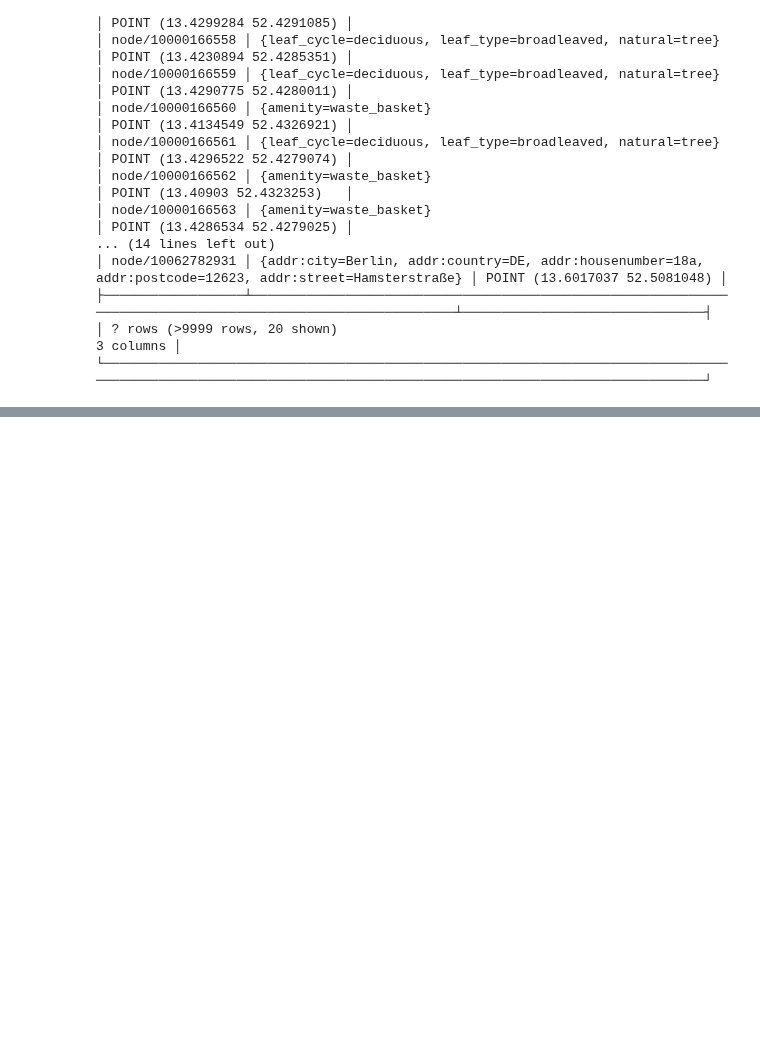
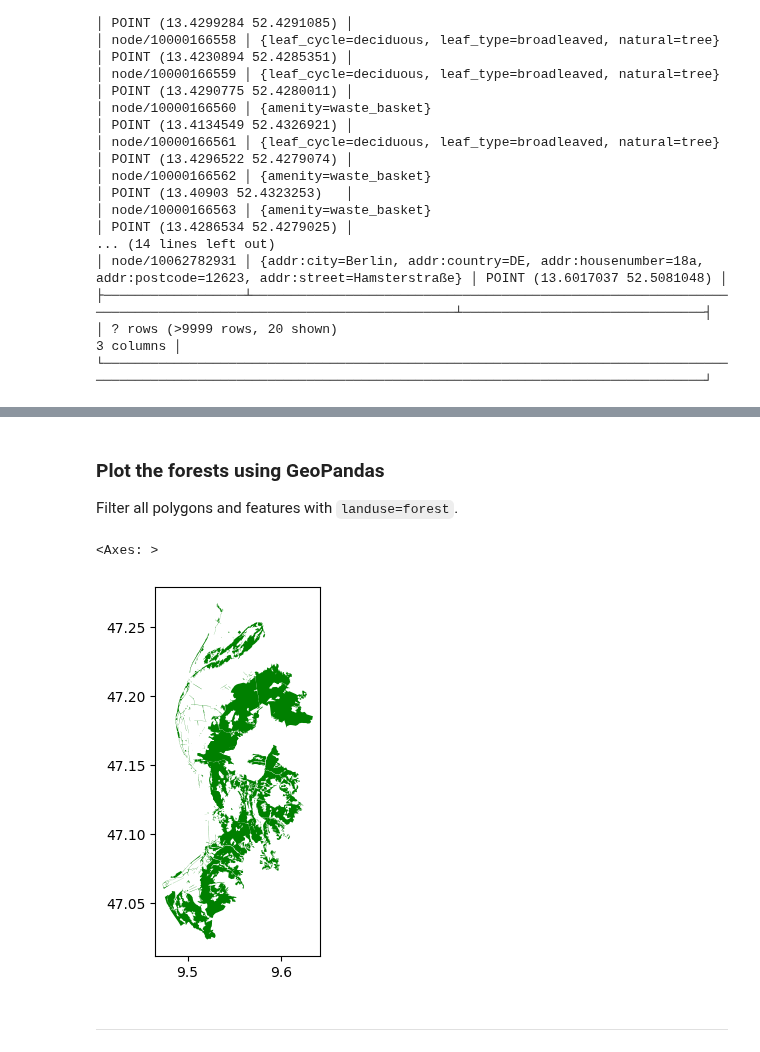
Before and after one commit to dimuzzo/testing-project, a Jupyter notebook: QuackOSM/test_number1.ipynb, the cells around one changed output, grey strips where cells are left out. Drawn from its saved outputs; the diff is of its cells as text; code cells hidden in the pictures; blank space fills up the shorter version.

```diff
--- a/QuackOSM/test_number1.ipynb
+++ b/QuackOSM/test_number1.ipynb
@@ -86,0 +276,12 @@ duckdb.read_parquet(str(gpq_path)).order("feature_id")
+# %%
+liechtenstein_pbf_url = "https://download.geofabrik.de/europe/liechtenstein-latest.osm.pbf"
+liechtenstein_pbf_file = "liechtenstein.osm.pbf"
+urllib.request.urlretrieve(liechtenstein_pbf_url, liechtenstein_pbf_file)
+
+# Here explode_tags is set to False explicitly,
+# but it would set automatically when not filtering the data
+reader = PbfFileReader(geometry_filter=None, tags_filter=None)
+liechtenstein_features_gpq = reader.convert_pbf_to_gpq(
+    liechtenstein_pbf_file, explode_tags=False
+)
+liechtenstein_features_gpq
@@ -86,0 +321,3 @@ duckdb.read_parquet(str(gpq_path)).order("feature_id")
+# %%
+features_gdf = reader.get_features_gdf(liechtenstein_pbf_file)
+features_gdf
@@ -86,0 +340,14 @@ duckdb.read_parquet(str(gpq_path)).order("feature_id")
+# %% [markdown]
+### Plot the forests using GeoPandas
+
+Filter all polygons and features with `landuse=forest`.
+# %%
+features_gdf[
+    features_gdf.geom_type.isin(("Polygon", "MultiPolygon"))
+    & features_gdf.tags.apply(lambda x: "landuse" in x and x["landuse"] == "forest")
+].plot(color="green")
+# %% [output]
+<Axes: >
+[figure, added]
+# %% [markdown]
+---
```
Also changed, not shown: parts of 24 cells of this notebook.
